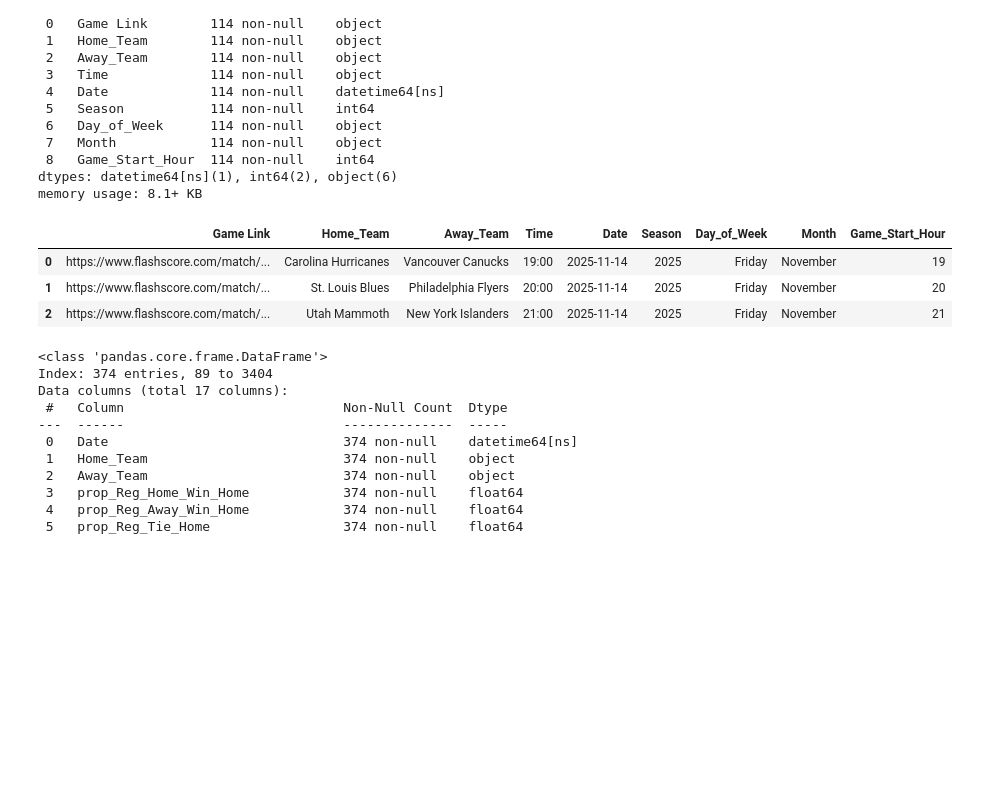
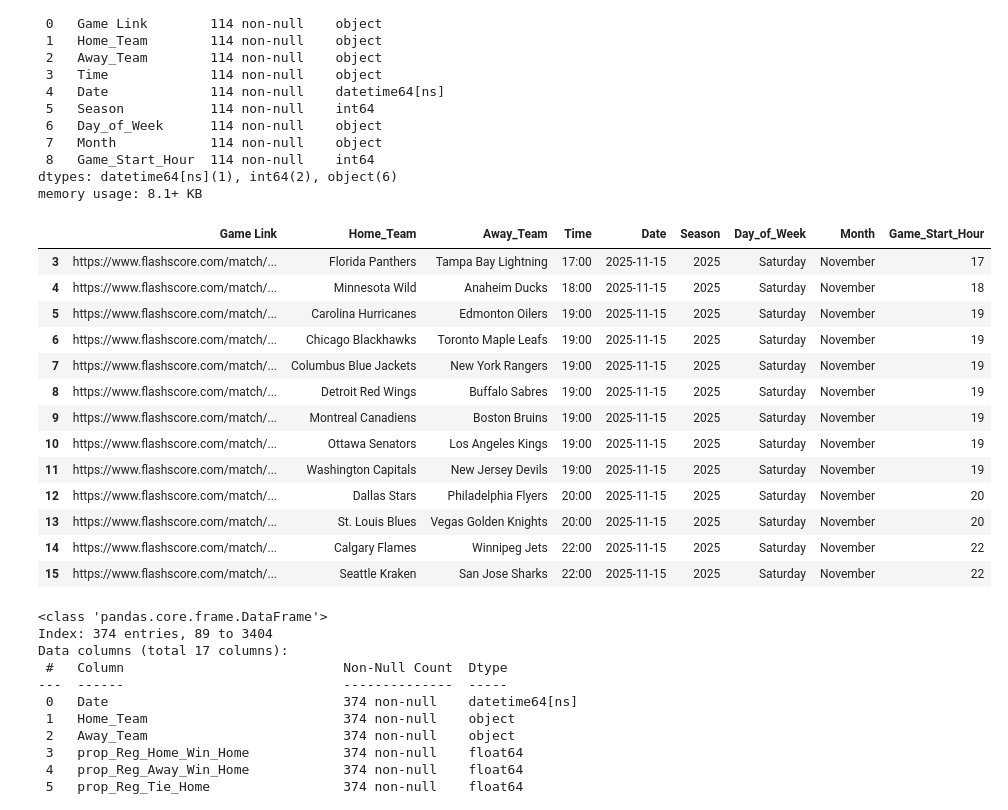
Before and after one commit to emmettd247/SportOnIce, a Jupyter notebook: next_games_predict.ipynb, the cells around one changed output. Cells and saved outputs as stored; diff of their text form; code cells hidden in the pictures; blank space fills up the shorter version.

Commit message:
Update next_games_predict.ipynb
Add logic to peek at predicting next day's set of games instead of today

```diff
--- a/next_games_predict.ipynb
+++ b/next_games_predict.ipynb
@@ -25,14 +25,29 @@ Data columns (total 9 columns):
 dtypes: datetime64[ns](1), int64(2), object(6)
 memory usage: 8.1+ KB
 # %%
-# trim to games that are upcoming today only
-upcoming_games_trim = upcoming_games[upcoming_games['Date'] == pd.Timestamp.now().normalize()]
+# # trim to games that are upcoming today only
+# upcoming_games_trim = upcoming_games[upcoming_games['Date'] == pd.Timestamp.now().normalize()]
+
+# trim to games that are upcoming tomorrow only
+tomorrow = pd.Timestamp.now().normalize() + pd.Timedelta(days=1)
+upcoming_games_trim = upcoming_games[upcoming_games['Date'] == tomorrow]
+
 upcoming_games_trim
 # %% [output]
 |  | Game Link | Home_Team | Away_Team | Time | Date | Season | Day_of_Week | Month | Game_Start_Hour |
-| 0 | https://www.flashscore.com/match/... | Carolina Hurricanes | Vancouver Canucks | 19:00 | 2025-11-14 | 2025 | Friday | November | 19 |
-| 1 | https://www.flashscore.com/match/... | St. Louis Blues | Philadelphia Flyers | 20:00 | 2025-11-14 | 2025 | Friday | November | 20 |
-| 2 | https://www.flashscore.com/match/... | Utah Mammoth | New York Islanders | 21:00 | 2025-11-14 | 2025 | Friday | November | 21 |
+| 3 | https://www.flashscore.com/match/... | Florida Panthers | Tampa Bay Lightning | 17:00 | 2025-11-15 | 2025 | Saturday | November | 17 |
+| 4 | https://www.flashscore.com/match/... | Minnesota Wild | Anaheim Ducks | 18:00 | 2025-11-15 | 2025 | Saturday | November | 18 |
+| 5 | https://www.flashscore.com/match/... | Carolina Hurricanes | Edmonton Oilers | 19:00 | 2025-11-15 | 2025 | Saturday | November | 19 |
+| 6 | https://www.flashscore.com/match/... | Chicago Blackhawks | Toronto Maple Leafs | 19:00 | 2025-11-15 | 2025 | Saturday | November | 19 |
+| 7 | https://www.flashscore.com/match/... | Columbus Blue Jackets | New York Rangers | 19:00 | 2025-11-15 | 2025 | Saturday | November | 19 |
+| 8 | https://www.flashscore.com/match/... | Detroit Red Wings | Buffalo Sabres | 19:00 | 2025-11-15 | 2025 | Saturday | November | 19 |
+| 9 | https://www.flashscore.com/match/... | Montreal Canadiens | Boston Bruins | 19:00 | 2025-11-15 | 2025 | Saturday | November | 19 |
+| 10 | https://www.flashscore.com/match/... | Ottawa Senators | Los Angeles Kings | 19:00 | 2025-11-15 | 2025 | Saturday | November | 19 |
+| 11 | https://www.flashscore.com/match/... | Washington Capitals | New Jersey Devils | 19:00 | 2025-11-15 | 2025 | Saturday | November | 19 |
+| 12 | https://www.flashscore.com/match/... | Dallas Stars | Philadelphia Flyers | 20:00 | 2025-11-15 | 2025 | Saturday | November | 20 |
+| 13 | https://www.flashscore.com/match/... | St. Louis Blues | Vegas Golden Knights | 20:00 | 2025-11-15 | 2025 | Saturday | November | 20 |
+| 14 | https://www.flashscore.com/match/... | Calgary Flames | Winnipeg Jets | 22:00 | 2025-11-15 | 2025 | Saturday | November | 22 |
+| 15 | https://www.flashscore.com/match/... | Seattle Kraken | San Jose Sharks | 22:00 | 2025-11-15 | 2025 | Saturday | November | 22 |
 # %%
 # read in modeling data
 modeling_data = pd.read_excel(r'data/modeling_data.xlsx', header=0)
```
Also changed, not shown: parts of 6 cells of this notebook.
